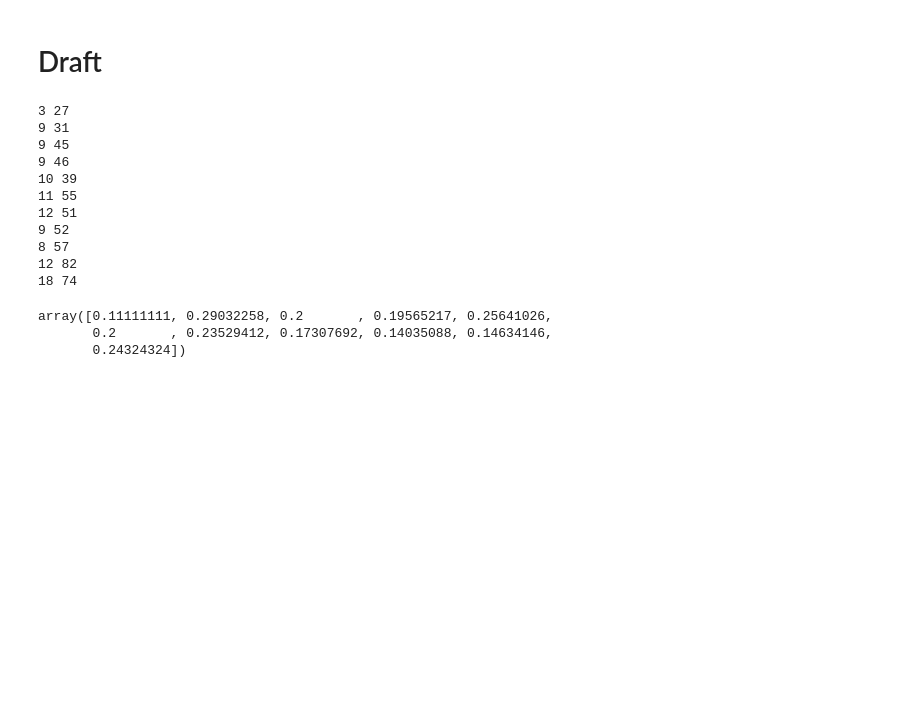
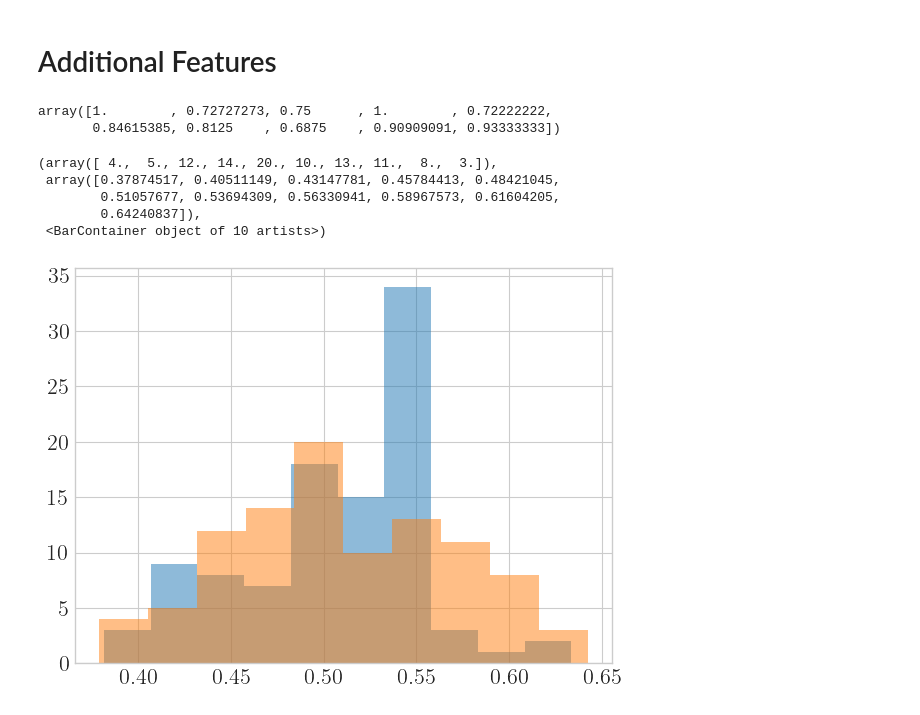
Before and after one commit to joaopfonseca/recourse-over-time, a Jupyter notebook: notebooks/1.0-bank-loan-random-data.ipynb, the cells around one changed output. Cells and saved outputs as stored; diff of their text form; code cells hidden in the pictures; blank space fills up the shorter version.

```diff
--- a/notebooks/1.0-bank-loan-random-data.ipynb
+++ b/notebooks/1.0-bank-loan-random-data.ipynb
@@ -71,19 +84,19 @@ plt.show()
 # %% [markdown]
-# Draft
+# Additional Features
 # %%
-environment.success_rate(0, 11)
+# A simple performance metric
+environment.success_rate(1, 11)
 # %% [output]
-3 27
-9 31
-9 45
-9 46
-10 39
-11 55
-12 51
-9 52
-8 57
-12 82
-18 74
+array([1.        , 0.72727273, 0.75      , 1.        , 0.72222222,
+       0.84615385, 0.8125    , 0.6875    , 0.90909091, 0.93333333])
-array([0.11111111, 0.29032258, 0.2       , 0.19565217, 0.25641026,
-       0.2       , 0.23529412, 0.17307692, 0.14035088, 0.14634146,
-       0.24324324])
+# %%
+# Histogram with score distribution
+environment.plot.scores_histogram(alpha=0.5)
+environment.plot.scores_histogram(0, alpha=0.5)
+# %% [output]
+(array([ 4.,  5., 12., 14., 20., 10., 13., 11.,  8.,  3.]),
+ array([0.37874517, 0.40511149, 0.43147781, 0.45784413, 0.48421045,
+        0.51057677, 0.53694309, 0.56330941, 0.58967573, 0.61604205,
+        0.64240837]),
+ <BarContainer object of 10 artists>)
+[figure, added]
```
Also changed, not shown: parts of 6 cells of this notebook, 3 other files.
